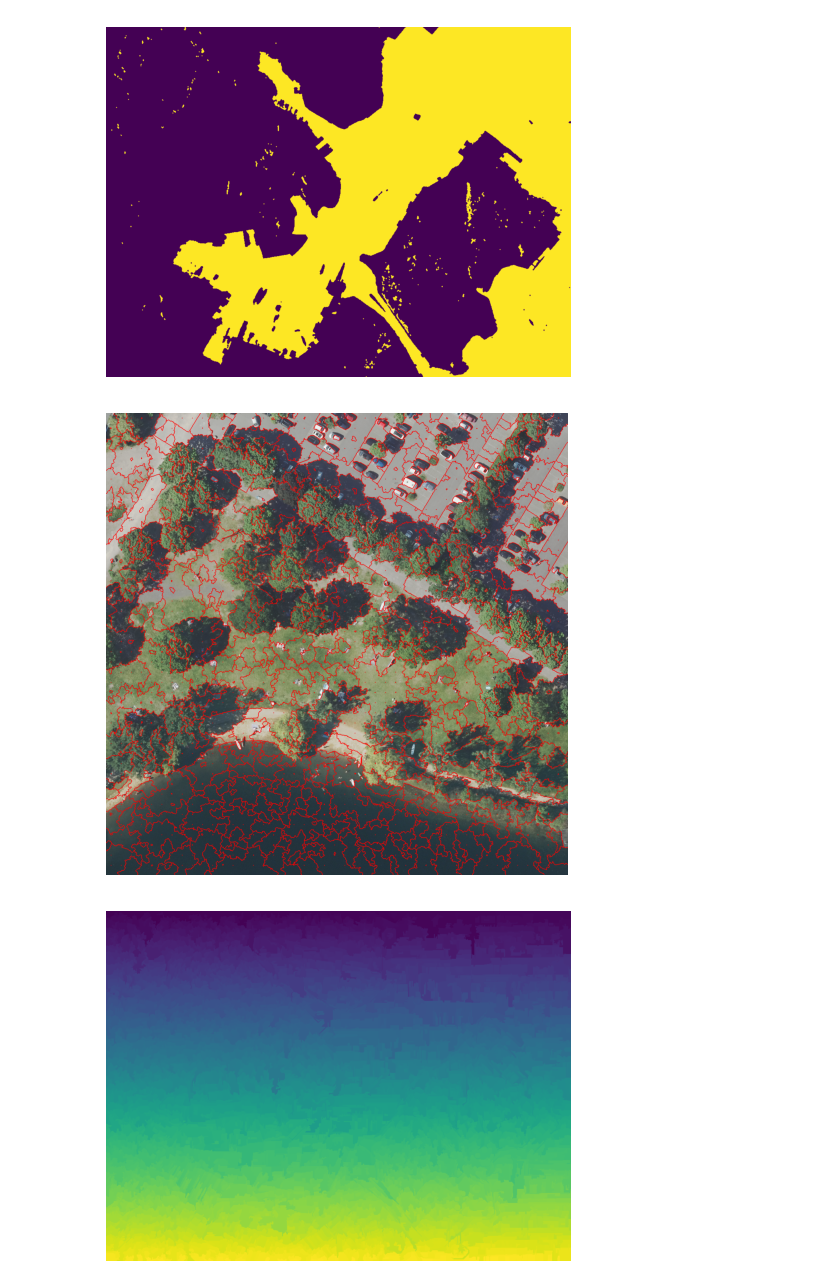
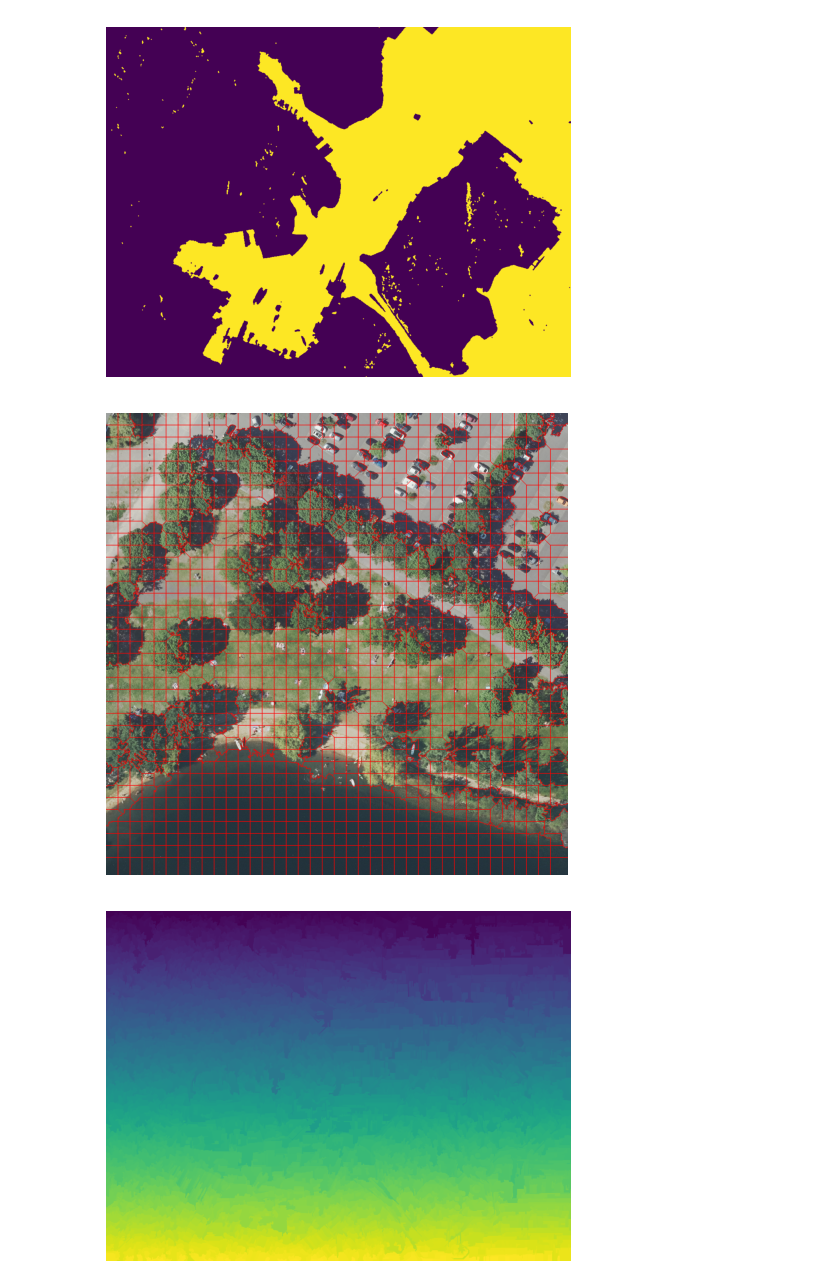
Before and after one commit to brunacandido/OBIA_workflow, a Jupyter notebook: test.ipynb, the cells around one changed output. Cells and saved outputs as stored; diff of their text form; code cells hidden in the pictures.

Commit message:
few more segmentations

```diff
--- a/test.ipynb
+++ b/test.ipynb
@@ -106,9 +106,9 @@ wth_segments = watershed(skimage.color.rgb2gray(rgb),
                               markers= markers
 )
 # %%
-display_image(mark_boundaries(rgb, wth_sobel_segments, color=(1, 0, 0), mode="thick"))
+display_image(mark_boundaries(rgb, wth_thre_segments, color=(1, 0, 0), mode="thick"))
 # %% [output]
-[figure, old version]
+[figure, new version]
 # %%
 from skimage.segmentation import felzenszwalb
 
```
Also changed, not shown: 2 other files.
